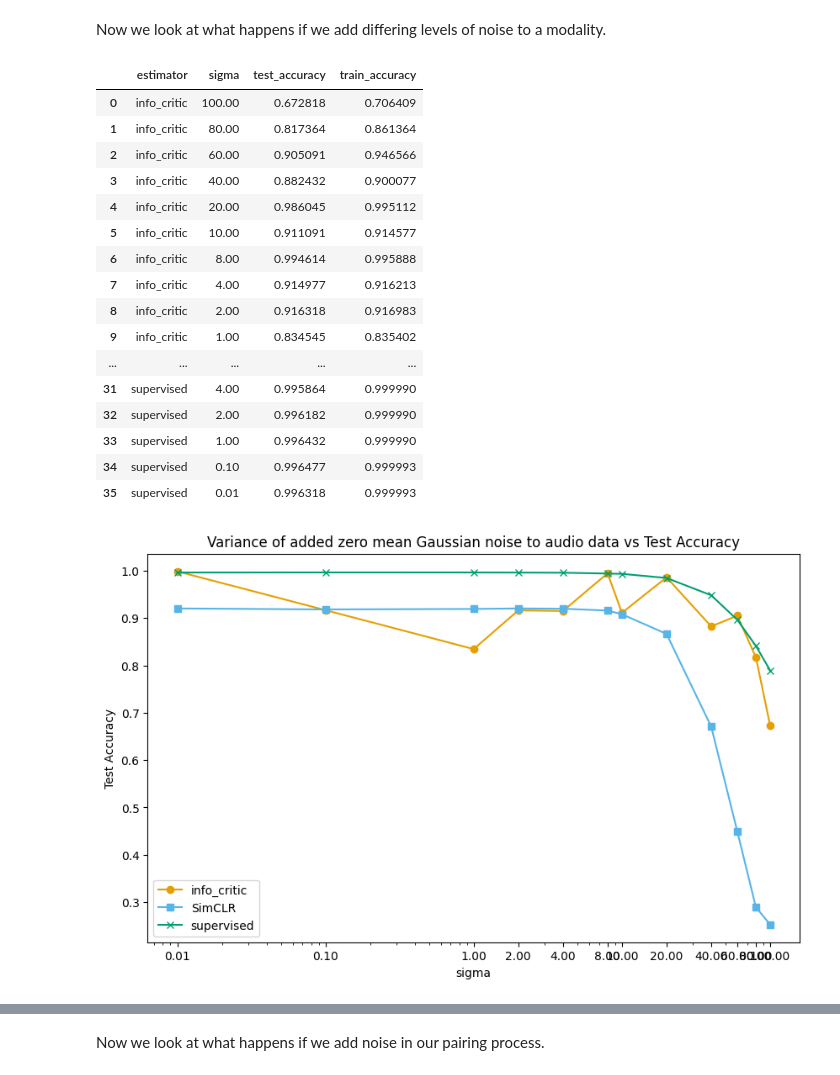
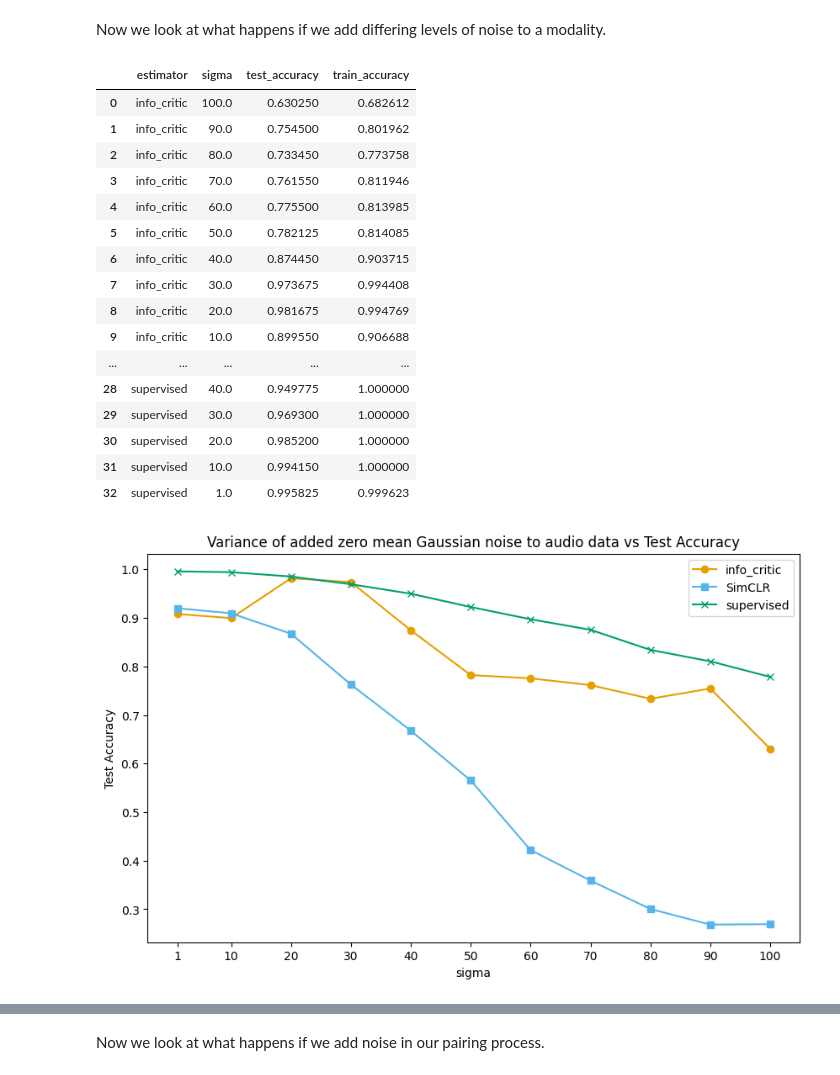
Before and after one commit to h-0-0/info_rank, a Jupyter notebook: notebooks/written_spoken.ipynb, the cells around one changed output, grey strips where cells are left out. Drawn from its saved outputs; the diff is of its cells as text; code cells hidden in the pictures.

```diff
--- a/notebooks/written_spoken.ipynb
+++ b/notebooks/written_spoken.ipynb
@@ -240,43 +252,40 @@ csv_saver = get_csv_saver(params = None, root_dir = '../results')
 
 comparing_dim = [
     {'benchmark': 'written_spoken_digits_weak_audio', 'model': 'FusionModel', 'est': 'info_critic', 'sigma': 100.0},
+    {'benchmark': 'written_spoken_digits_weak_audio', 'model': 'FusionModel', 'est': 'info_critic', 'sigma': 90.0},
     {'benchmark': 'written_spoken_digits_weak_audio', 'model': 'FusionModel', 'est': 'info_critic', 'sigma': 80.0},
+    {'benchmark': 'written_spoken_digits_weak_audio', 'model': 'FusionModel', 'est': 'info_critic', 'sigma': 70.0},
     {'benchmark': 'written_spoken_digits_weak_audio', 'model': 'FusionModel', 'est': 'info_critic', 'sigma': 60.0},
+    {'benchmark': 'written_spoken_digits_weak_audio', 'model': 'FusionModel', 'est': 'info_critic', 'sigma': 50.0},
     {'benchmark': 'written_spoken_digits_weak_audio', 'model': 'FusionModel', 'est': 'info_critic', 'sigma': 40.0},
+    {'benchmark': 'written_spoken_digits_weak_audio', 'model': 'FusionModel', 'est': 'info_critic', 'sigma': 30.0},
     {'benchmark': 'written_spoken_digits_weak_audio', 'model': 'FusionModel', 'est': 'info_critic', 'sigma': 20.0},
     {'benchmark': 'written_spoken_digits_weak_audio', 'model': 'FusionModel', 'est': 'info_critic', 'sigma': 10.0},
-    {'benchmark': 'written_spoken_digits_weak_audio', 'model': 'FusionModel', 'est': 'info_critic', 'sigma': 8.0},
-    {'benchmark': 'written_spoken_digits_weak_audio', 'model': 'FusionModel', 'est': 'info_critic', 'sigma': 4.0},
-    {'benchmark': 'written_spoken_digits_weak_audio', 'model': 'FusionModel', 'est': 'info_critic', 'sigma': 2.0},
     {'benchmark': 'written_spoken_digits_weak_audio', 'model': 'FusionModel', 'est': 'info_critic', 'sigma': 1.0},
-    {'benchmark': 'written_spoken_digits_weak_audio', 'model': 'FusionModel', 'est': 'info_critic', 'sigma': 0.1},
-    {'benchmark': 'written_spoken_digits_weak_audio', 'model': 'FusionModel', 'est': 'info_critic', 'sigma': 0.01},
 
     {'benchmark': 'written_spoken_digits_weak_audio', 'model': 'FusionModel', 'est' : 'SimCLR', 'sigma': 100.0},
+    {'benchmark': 'written_spoken_digits_weak_audio', 'model': 'FusionModel', 'est' : 'SimCLR', 'sigma': 90.0},
     {'benchmark': 'written_spoken_digits_weak_audio', 'model': 'FusionModel', 'est' : 'SimCLR', 'sigma': 80.0},
+    {'benchmark': 'written_spoken_digits_weak_audio', 'model': 'FusionModel', 'est' : 'SimCLR', 'sigma': 70.0},
     {'benchmark': 'written_spoken_digits_weak_audio', 'model': 'FusionModel', 'est' : 'SimCLR', 'sigma': 60.0},
+    {'benchmark': 'written_spoken_digits_weak_audio', 'model': 'FusionModel', 'est' : 'SimCLR', 'sigma': 50.0},
     {'benchmark': 'written_spoken_digits_weak_audio', 'model': 'FusionModel', 'est' : 'SimCLR', 'sigma': 40.0},
+    {'benchmark': 'written_spoken_digits_weak_audio', 'model': 'FusionModel', 'est' : 'SimCLR', 'sigma': 30.0},
     {'benchmark': 'written_spoken_digits_weak_audio', 'model': 'FusionModel', 'est' : 'SimCLR', 'sigma': 20.0},
     {'benchmark': 'written_spoken_digits_weak_audio', 'model': 'FusionModel', 'est' : 'SimCLR', 'sigma': 10.0},
-    {'benchmark': 'written_spoken_digits_weak_audio', 'model': 'FusionModel', 'est' : 'SimCLR', 'sigma': 8.0},
-    {'benchmark': 'written_spoken_digits_weak_audio', 'model': 'FusionModel', 'est' : 'SimCLR', 'sigma': 4.0},
-    {'benchmark': 'written_spoken_digits_weak_audio', 'model': 'FusionModel', 'est' : 'SimCLR', 'sigma': 2.0},
     {'benchmark': 'written_spoken_digits_weak_audio', 'model': 'FusionModel', 'est' : 'SimCLR', 'sigma': 1.0},
-    {'benchmark': 'written_spoken_digits_weak_audio', 'model': 'FusionModel', 'est' : 'SimCLR', 'sigma': 0.1},
-    {'benchmark': 'written_spoken_digits_weak_audio', 'model': 'FusionModel', 'est' : 'SimCLR', 'sigma': 0.01},
 
     {'benchmark': 'written_spoken_digits_weak_audio', 'model': 'FusionModel', 'est': 'supervised', 'sigma': 100.0},
+    {'benchmark': 'written_spoken_digits_weak_audio', 'model': 'FusionModel', 'est': 'supervised', 'sigma': 90.0},
     {'benchmark': 'written_spoken_digits_weak_audio', 'model': 'FusionModel', 'est': 'supervised', 'sigma': 80.0},
+    {'benchmark': 'written_spoken_digits_weak_audio', 'model': 'FusionModel', 'est': 'supervised', 'sigma': 70.0},
     {'benchmark': 'written_spoken_digits_weak_audio', 'model': 'FusionModel', 'est': 'supervised', 'sigma': 60.0},
+    {'benchmark': 'written_spoken_digits_weak_audio', 'model': 'FusionModel', 'est': 'supervised', 'sigma': 50.0},
     {'benchmark': 'written_spoken_digits_weak_audio', 'model': 'FusionModel', 'est': 'supervised', 'sigma': 40.0},
+    {'benchmark': 'written_spoken_digits_weak_audio', 'model': 'FusionModel', 'est': 'supervised', 'sigma': 30.0},
     {'benchmark': 'written_spoken_digits_weak_audio', 'model': 'FusionModel', 'est': 'supervised', 'sigma': 20.0},
     {'benchmark': 'written_spoken_digits_weak_audio', 'model': 'FusionModel', 'est': 'supervised', 'sigma': 10.0},
-    {'benchmark': 'written_spoken_digits_weak_audio', 'model': 'FusionModel', 'est': 'supervised', 'sigma': 8.0},
-    {'benchmark': 'written_spoken_digits_weak_audio', 'model': 'FusionModel', 'est': 'supervised', 'sigma': 4.0},
-    {'benchmark': 'written_spoken_digits_weak_audio', 'model': 'FusionModel', 'est': 'supervised', 'sigma': 2.0},
     {'benchmark': 'written_spoken_digits_weak_audio', 'model': 'FusionModel', 'est': 'supervised', 'sigma': 1.0},
-    {'benchmark': 'written_spoken_digits_weak_audio', 'model': 'FusionModel', 'est': 'supervised', 'sigma': 0.1},
-    {'benchmark': 'written_spoken_digits_weak_audio', 'model': 'FusionModel', 'est': 'supervised', 'sigma': 0.01},
 ]
 
 dim_results = []
@@ -289,50 +298,50 @@ for config in comparing_dim:
         'test_accuracy': test_acc,
         'train_accuracy': train_acc,
     })
 
 dim_df = pd.DataFrame(dim_results)
 
 # Display the results
 display(dim_df)
 
 
 # Create plot of output dimension vs test accuracy with each estimator as a line
 import matplotlib.pyplot as plt
 import matplotlib
 fig, ax = plt.subplots(figsize=(10, 6))
 markers = ['-o', '-s', '-x']
 okabe_ito_colors = ['#E69F00', '#56B4E9', '#009E73', '#F0E442',
                     '#0072B2', '#D55E00', '#CC79A7']
 for i, est in enumerate(dim_df['estimator'].unique()):
     df = dim_df[dim_df['estimator'] == est]
     ax.plot(df['sigma'], df['test_accuracy'], markers[i], label=est, color=okabe_ito_colors[i])
 ax.set_xlabel('sigma')
 ax.set_ylabel('Test Accuracy')
 ax.set_title('Variance of added zero mean Gaussian noise to audio data vs Test Accuracy')
-ax.set_xscale('log')
+# ax.set_xscale('log')
 ax.set_xticks(dim_df['sigma'].unique())
 ax.get_xaxis().set_major_formatter(matplotlib.ticker.ScalarFormatter())
 ax.legend()
 plt.show()
 # %% [output]
 |  | estimator | sigma | test_accuracy | train_accuracy |
-| 0 | info_critic | 100.00 | 0.672818 | 0.706409 |
-| 1 | info_critic | 80.00 | 0.817364 | 0.861364 |
-| 2 | info_critic | 60.00 | 0.905091 | 0.946566 |
-| 3 | info_critic | 40.00 | 0.882432 | 0.900077 |
-| 4 | info_critic | 20.00 | 0.986045 | 0.995112 |
-| 5 | info_critic | 10.00 | 0.911091 | 0.914577 |
-| 6 | info_critic | 8.00 | 0.994614 | 0.995888 |
-| 7 | info_critic | 4.00 | 0.914977 | 0.916213 |
-| 8 | info_critic | 2.00 | 0.916318 | 0.916983 |
-| 9 | info_critic | 1.00 | 0.834545 | 0.835402 |
+| 0 | info_critic | 100.0 | 0.630250 | 0.682612 |
+| 1 | info_critic | 90.0 | 0.754500 | 0.801962 |
+| 2 | info_critic | 80.0 | 0.733450 | 0.773758 |
+| 3 | info_critic | 70.0 | 0.761550 | 0.811946 |
+| 4 | info_critic | 60.0 | 0.775500 | 0.813985 |
+| 5 | info_critic | 50.0 | 0.782125 | 0.814085 |
+| 6 | info_critic | 40.0 | 0.874450 | 0.903715 |
+| 7 | info_critic | 30.0 | 0.973675 | 0.994408 |
+| 8 | info_critic | 20.0 | 0.981675 | 0.994769 |
+| 9 | info_critic | 10.0 | 0.899550 | 0.906688 |
 | ... | ... | ... | ... | ... |
-| 31 | supervised | 4.00 | 0.995864 | 0.999990 |
-| 32 | supervised | 2.00 | 0.996182 | 0.999990 |
-| 33 | supervised | 1.00 | 0.996432 | 0.999990 |
-| 34 | supervised | 0.10 | 0.996477 | 0.999993 |
-| 35 | supervised | 0.01 | 0.996318 | 0.999993 |
+| 28 | supervised | 40.0 | 0.949775 | 1.000000 |
+| 29 | supervised | 30.0 | 0.969300 | 1.000000 |
+| 30 | supervised | 20.0 | 0.985200 | 1.000000 |
+| 31 | supervised | 10.0 | 0.994150 | 1.000000 |
+| 32 | supervised | 1.0 | 0.995825 | 0.999623 |
-[figure, old version]
+[figure, new version]
 # %%
 csv_saver = get_csv_saver(params = None, root_dir = '../results')
 
```
Also changed, not shown: parts of 6 cells of this notebook.
